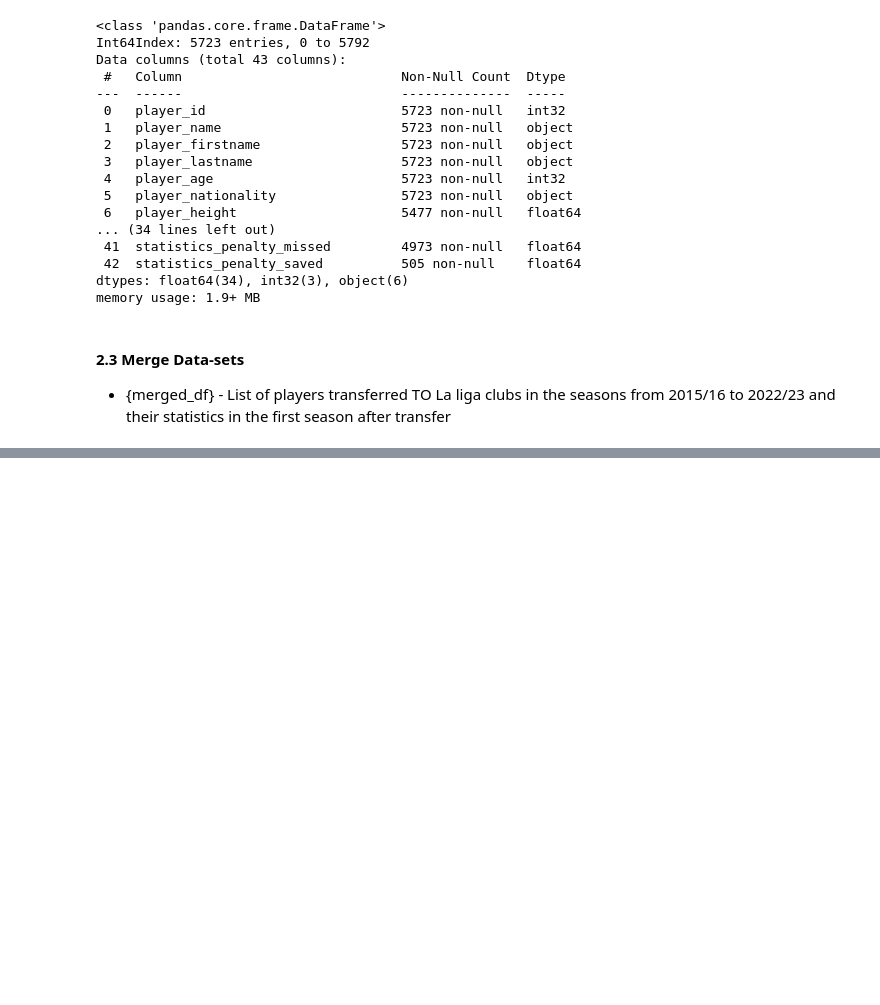
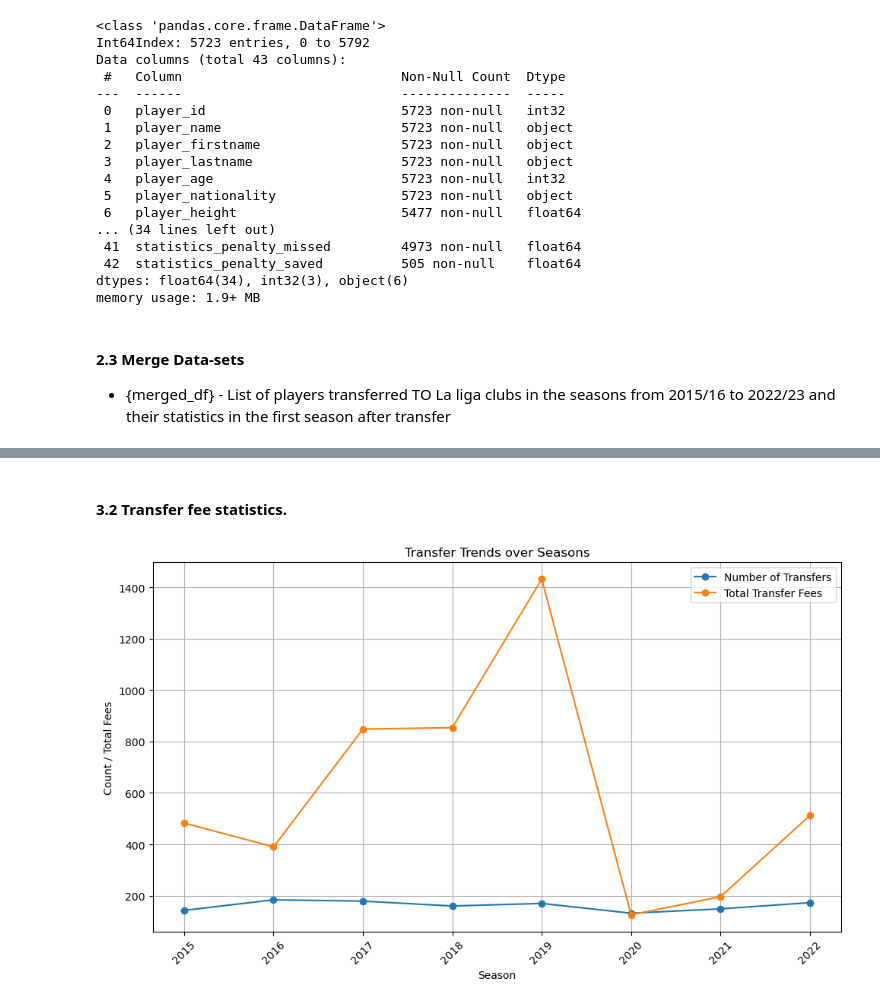
Before and after one commit to adrianmadry/la_liga_transfers, a Jupyter notebook: data_analysis.ipynb, the cells around one changed output, grey strips where cells are left out. Drawn from its saved outputs; the diff is of its cells as text; code cells hidden in the pictures; blank space fills up the shorter version.

Commit message:
Add basic statistics and Transfer Fee analysis

```diff
--- a/data_analysis.ipynb
+++ b/data_analysis.ipynb
@@ -132,0 +95,6 @@ df_transfers = df_transfers.reset_index(drop=True)
+# %%
+# Replace all data marked as "free" to value 0.0
+df_transfers['transfers_type'] = np.where(df_transfers['transfers_type'].str.contains('free', case=False, na=False, regex=False), 0.0, df_transfers['transfers_type'])
+
+# Replace all data marked as N/A to None
+df_transfers['transfers_type'] = np.where(df_transfers['transfers_type'].str.contains('N/A', case=False, na=False, regex=False), np.nan, df_transfers['transfers_type'])
@@ -211,7 +216,7 @@ col_to_drop = [0, 26, 29, 32] + list(range(6, 9)) + list(range(11, 15)) + list(r
 df_stats = df_stats.drop(df_stats.columns[col_to_drop], axis=1)
 
 # Rename column names
-df_stats.columns = [col.replace('#', '_') for col in df_stats.columns]
+df_stats.columns = df_stats.columns.str.replace('#', '_')
 
 # Get rid of duplicated rows
 df_stats.drop_duplicates(inplace=True)
@@ -223,17 +228,9 @@ df_stats = df_stats.drop(df_stats[mask].index)
 # Change  columns types
 df_stats[df_stats.columns[[0, 4, 8]]] = df_stats[df_stats.columns[[0, 4, 8]]].astype('int')
 df_stats[df_stats.columns[list(range(9, 12)) + list(range(13, 43))]] = df_stats[df_stats.columns[list(range(9, 12)) + list(range(13, 43))]].astype('float')
-# %%
-# Convert 'player_height' columns as float
-
-def convert_player_height(value):
-    if value is None:
-        return np.nan
-    else:
-        value = value.strip('cm').strip()
-    return value
-
-df_stats['player_height'] = df_stats['player_height'].apply(convert_player_height).astype('float')
+# %%
+# Convert 'player_height' columns as float
+df_stats['player_height'] = df_stats['player_height'].str.rstrip('cm').astype('float')
 # %%
 df_stats.info()
 # %% [output]
@@ -276,0 +330,23 @@ merged_df.describe().round(2)
+# %% [markdown]
+#### 3.2 Transfer fee statistics.
+# %%
+season_agg = merged_df.groupby(by='season_of_transfer').agg({
+    'player_id': 'count',
+    'transfer_fee': 'sum'
+}).reset_index()
+
+plt.figure(figsize=(10, 6))
+plt.plot(season_agg['season_of_transfer'], season_agg['player_id'], marker='o', label='Number of Transfers')
+plt.plot(season_agg['season_of_transfer'], season_agg['transfer_fee'], marker='o', label='Total Transfer Fees')
+
+plt.xlabel('Season')
+plt.ylabel('Count / Total Fees')
+plt.title('Transfer Trends over Seasons')
+plt.xticks(rotation=45)
+plt.legend()
+plt.grid(True)
+plt.tight_layout()
+
+plt.show()
+# %% [output]
+[figure, added]
```
Also changed, not shown: parts of 21 cells of this notebook.
